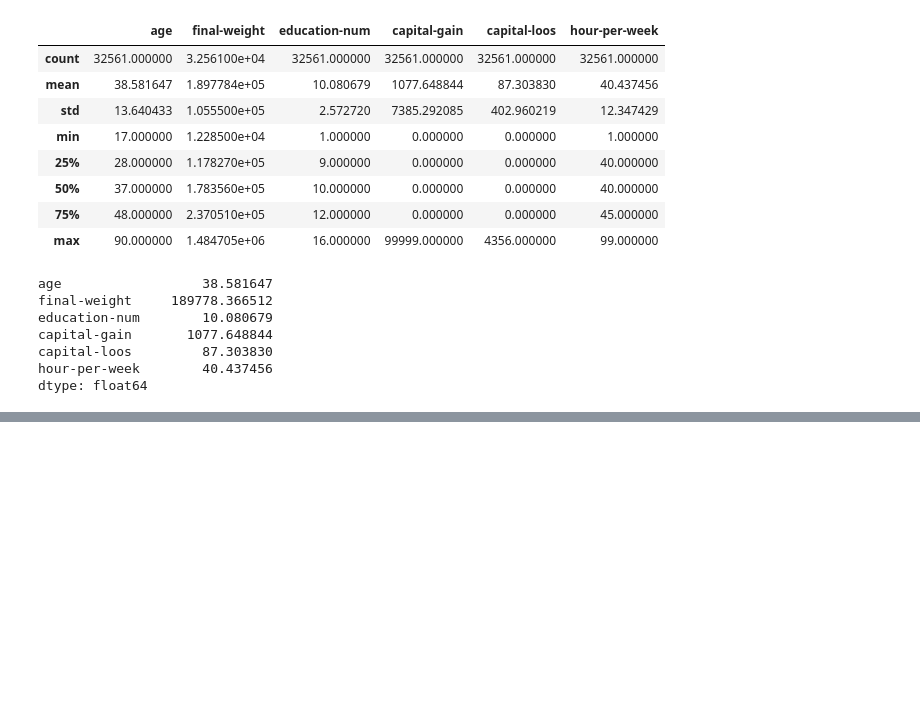
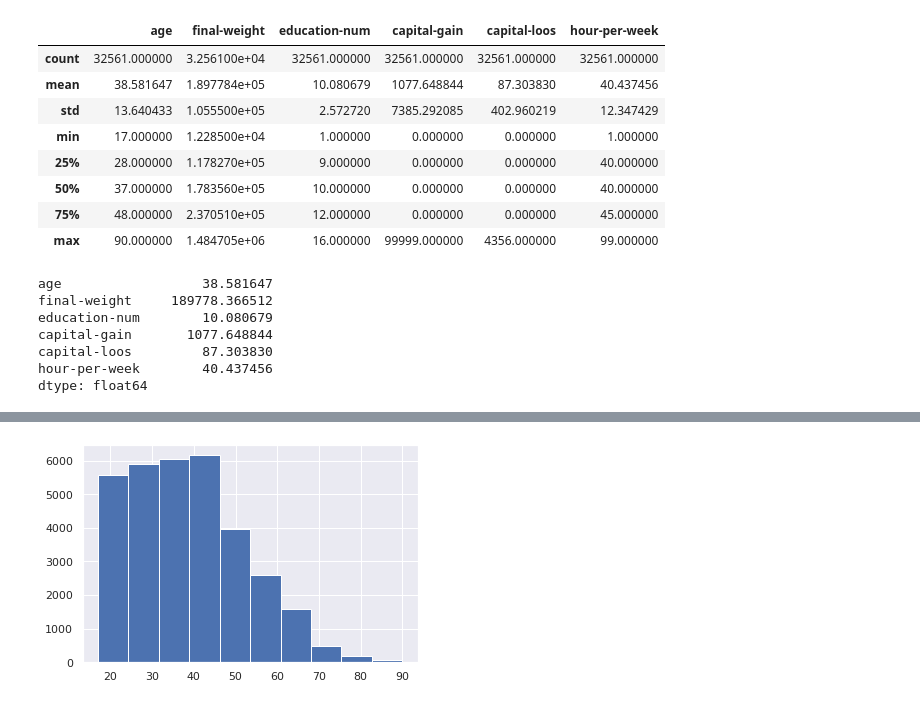
Before and after one commit to LeandroMartins0/base_census, a Jupyter notebook: Base_Census.ipynb, the cells around one changed output, grey strips where cells are left out. Drawn from its saved outputs; the diff is of its cells as text; code cells hidden in the pictures; blank space fills up the shorter version.

```diff
--- a/Base_Census.ipynb
+++ b/Base_Census.ipynb
@@ -43,0 +105,4 @@ dtype: float64
+# %%
+plt.hist(base_census['age']);
+# %% [output]
+[figure, added]
```
Also changed, not shown: parts of 14 cells of this notebook.
